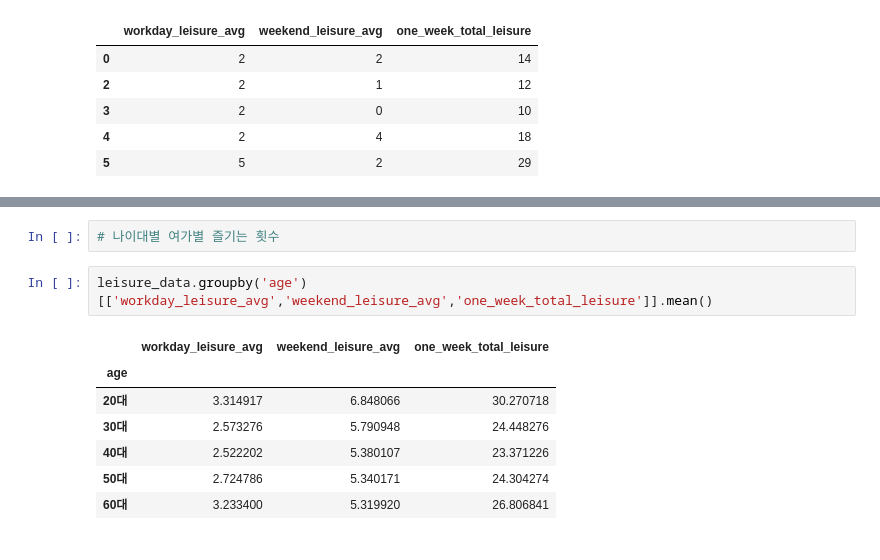
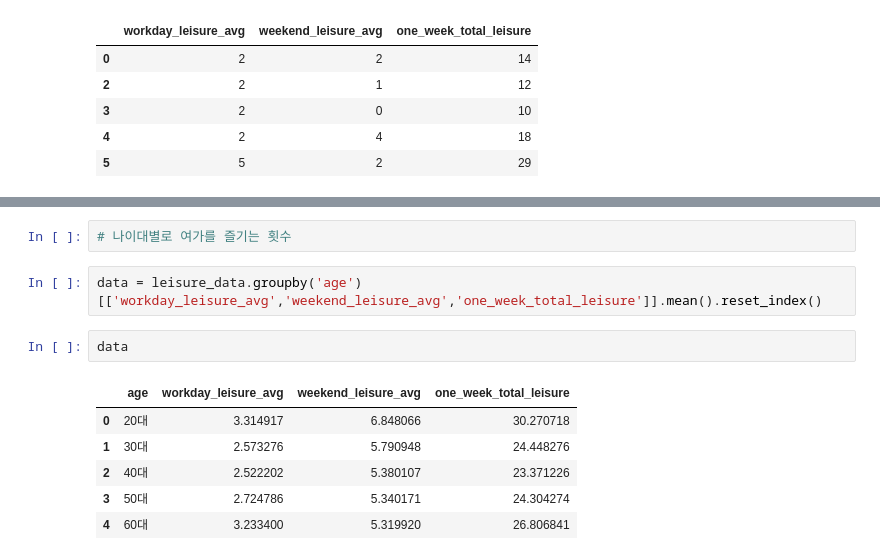
Before and after one commit to yugyeong1/streamlit_leisure_app, a Jupyter notebook: leisure_data.ipynb, the cells around one changed output, grey strips where cells are left out. Saved outputs shown, nothing was run; the diff lists cells and outputs as text.

```diff
--- a/leisure_data.ipynb
+++ b/leisure_data.ipynb
@@ -442,12 +454,13 @@ leisure_use.plot(kind= 'bar')
-# %%
-# 나이대별 여가별 즐기는 횟수
-# %%
-leisure_data.groupby('age')[['workday_leisure_avg','weekend_leisure_avg','one_week_total_leisure']].mean()
-# %% [output]
-|  | workday_leisure_avg | weekend_leisure_avg | one_week_total_leisure |
-| age |  |  |  |
-| 20대 | 3.314917 | 6.848066 | 30.270718 |
-| 30대 | 2.573276 | 5.790948 | 24.448276 |
-| 40대 | 2.522202 | 5.380107 | 23.371226 |
-| 50대 | 2.724786 | 5.340171 | 24.304274 |
-| 60대 | 3.233400 | 5.319920 | 26.806841 |
+# %%
+# 나이대별로 여가를 즐기는 횟수
+# %%
+data = leisure_data.groupby('age')[['workday_leisure_avg','weekend_leisure_avg','one_week_total_leisure']].mean().reset_index()
+# %%
+data
+# %% [output]
+|  | age | workday_leisure_avg | weekend_leisure_avg | one_week_total_leisure |
+| 0 | 20대 | 3.314917 | 6.848066 | 30.270718 |
+| 1 | 30대 | 2.573276 | 5.790948 | 24.448276 |
+| 2 | 40대 | 2.522202 | 5.380107 | 23.371226 |
+| 3 | 50대 | 2.724786 | 5.340171 | 24.304274 |
+| 4 | 60대 | 3.233400 | 5.319920 | 26.806841 |
```
Also changed, not shown: parts of 16 cells of this notebook.
